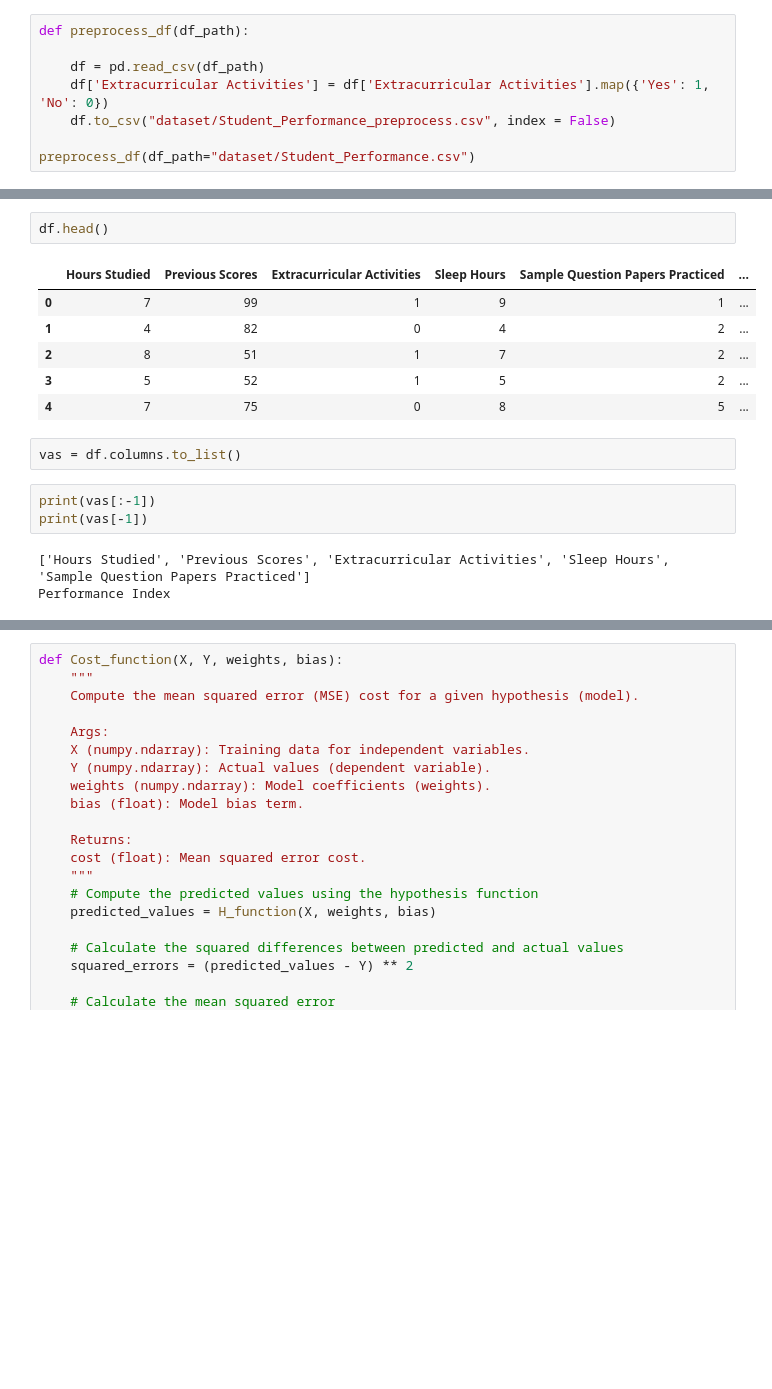
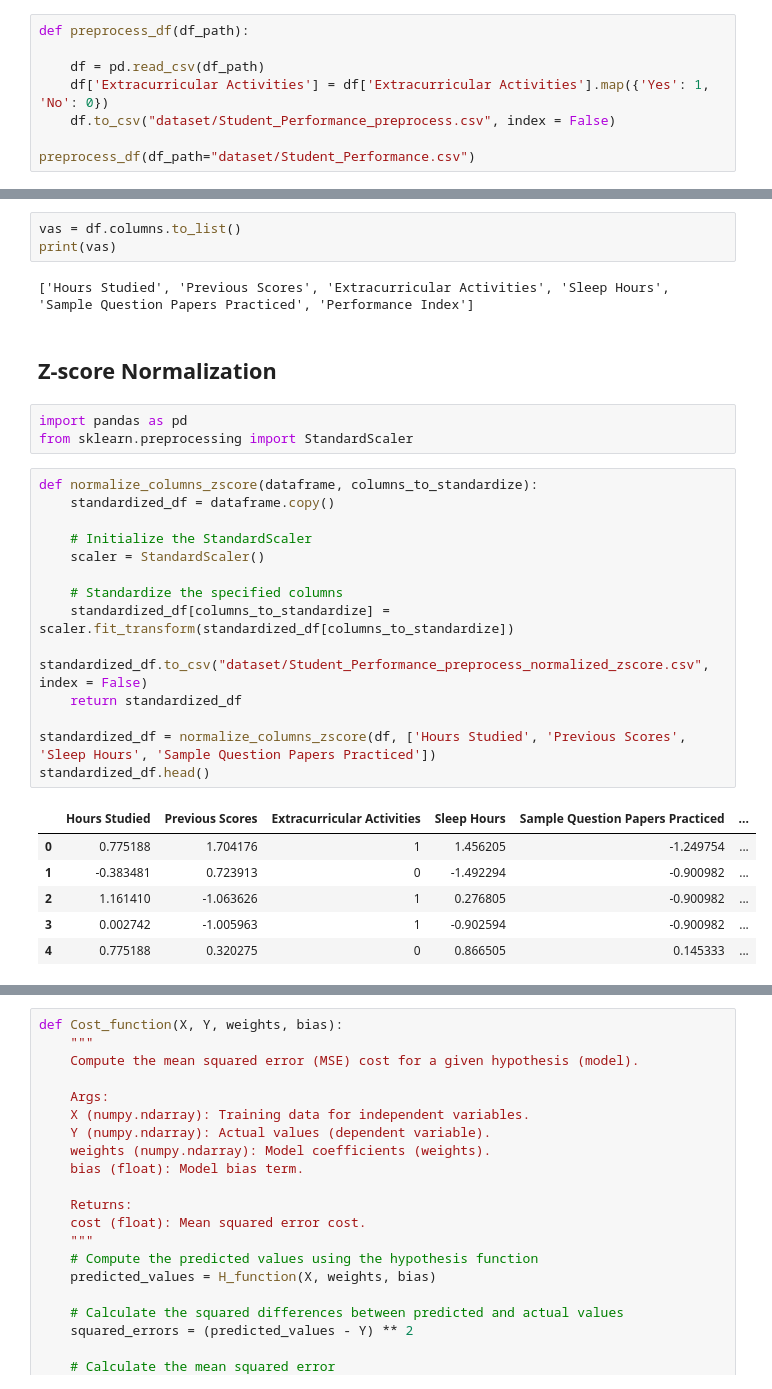
Before and after one commit to sharozhaseeb/RegressorHub, a Jupyter notebook: main.ipynb, the cells around one changed output, grey strips where cells are left out. Cells and saved outputs as stored; diff of their text form; blank space fills up the shorter version.

```diff
--- a/main.ipynb
+++ b/main.ipynb
@@ -13,17 +25,31 @@ df = pd.read_csv('dataset/Student_Performance_preprocess.csv')
-# %%
-df.head()
-# %% [output]
-|  | Hours Studied | Previous Scores | Extracurricular Activities | Sleep Hours | Sample Question Papers Practiced | ... |
-| 0 | 7 | 99 | 1 | 9 | 1 | ... |
-| 1 | 4 | 82 | 0 | 4 | 2 | ... |
-| 2 | 8 | 51 | 1 | 7 | 2 | ... |
-| 3 | 5 | 52 | 1 | 5 | 2 | ... |
-| 4 | 7 | 75 | 0 | 8 | 5 | ... |
 # %%
 vas = df.columns.to_list()
+print(vas)
+# %% [output]
+['Hours Studied', 'Previous Scores', 'Extracurricular Activities', 'Sleep Hours', 'Sample Question Papers Practiced', 'Performance Index']
-# %%
-print(vas[:-1])
-print(vas[-1])
-# %% [output]
-['Hours Studied', 'Previous Scores', 'Extracurricular Activities', 'Sleep Hours', 'Sample Question Papers Practiced']
-Performance Index
+# %% [markdown]
+## Z-score Normalization
+# %%
+import pandas as pd
+from sklearn.preprocessing import StandardScaler
+# %%
+def normalize_columns_zscore(dataframe, columns_to_standardize):
+    standardized_df = dataframe.copy()
+
+    # Initialize the StandardScaler
+    scaler = StandardScaler()
+
+    # Standardize the specified columns
+    standardized_df[columns_to_standardize] = scaler.fit_transform(standardized_df[columns_to_standardize])
+    standardized_df.to_csv("dataset/Student_Performance_preprocess_normalized_zscore.csv", index = False)
+    return standardized_df
+
+standardized_df = normalize_columns_zscore(df, ['Hours Studied', 'Previous Scores', 'Sleep Hours', 'Sample Question Papers Practiced'])
+standardized_df.head()
+# %% [output]
+|  | Hours Studied | Previous Scores | Extracurricular Activities | Sleep Hours | Sample Question Papers Practiced | ... |
+| 0 | 0.775188 | 1.704176 | 1 | 1.456205 | -1.249754 | ... |
+| 1 | -0.383481 | 0.723913 | 0 | -1.492294 | -0.900982 | ... |
+| 2 | 1.161410 | -1.063626 | 1 | 0.276805 | -0.900982 | ... |
+| 3 | 0.002742 | -1.005963 | 1 | -0.902594 | -0.900982 | ... |
+| 4 | 0.775188 | 0.320275 | 0 | 0.866505 | 0.145333 | ... |
```
Also changed, not shown: parts of 58 cells of this notebook, 19 other files.
